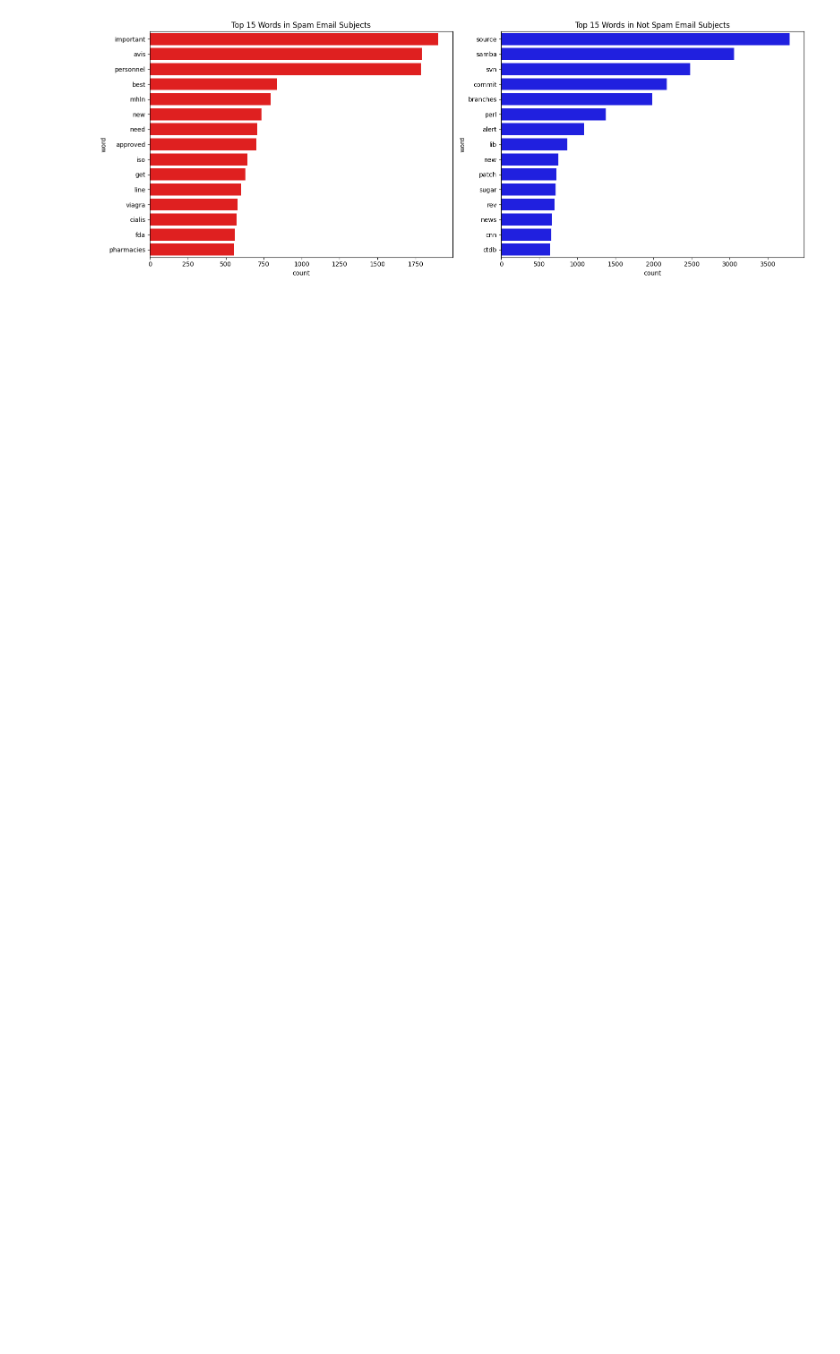
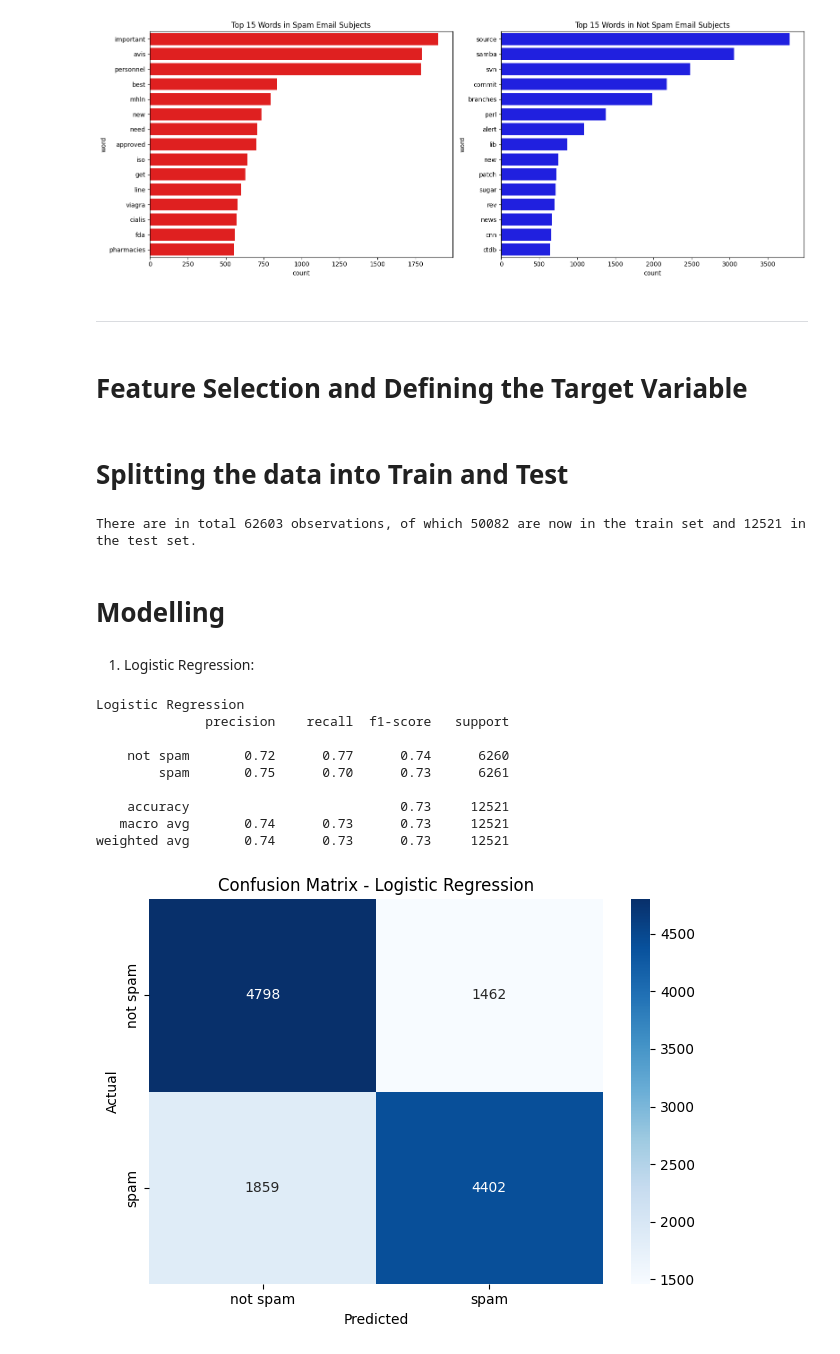
Before and after one commit to KaloyanRakov/Spam-Email-Classifier, a Jupyter notebook: Notebooks/SpamShield.ipynb, the cells around one changed output. Cells and saved outputs as stored; diff of their text form; code cells hidden in the pictures; blank space fills up the shorter version.

Commit message:
Basic Modeling Done

```diff
--- a/Notebooks/SpamShield.ipynb
+++ b/Notebooks/SpamShield.ipynb
@@ -499,3 +495,67 @@ plt.tight_layout()
 plt.show()
 # %% [output]
 [figure]
+# %% [markdown]
+-----------------------------------------------
+# %% [markdown]
+# Feature Selection and Defining the Target Variable
+# %%
+from sklearn.model_selection import train_test_split
+from sklearn.preprocessing import LabelEncoder
+
+# Define features to use for training
+feature_cols = ['subject_length', 'message_length', 'num_words', 'num_sentences',
+                'num_links', 'num_exclam', 'num_quest']
+
+X = balanced_df[feature_cols]
+y = balanced_df['label']
+
+# Convert labels to 0 and 1
+label_encoder = LabelEncoder()
+y_encoded = label_encoder.fit_transform(y)  # 'not spam' → 0, 'spam' → 1
+# %% [markdown]
+# Splitting the data into Train and Test
+# %%
+X_train, X_test, y_train, y_test = train_test_split(
+X, y_encoded, test_size=0.2, random_state=42, stratify=y_encoded)
+print("There are in total", len(y), "observations, of which", len(X_train), "are now in the train set and", len(X_test), "in the test set.")
+# %% [output]
+There are in total 62603 observations, of which 50082 are now in the train set and 12521 in the test set.
+# %% [markdown]
+# Modelling
+# %% [markdown]
+1. Logistic Regression:
+# %%
+from sklearn.linear_model import LogisticRegression
+from sklearn.metrics import classification_report, confusion_matrix
+import seaborn as sns
+import matplotlib.pyplot as plt
+
+log_reg = LogisticRegression(max_iter=1000)
+log_reg.fit(X_train, y_train)
+y_pred_lr = log_reg.predict(X_test)
+
+print("Logistic Regression")
+print(classification_report(y_test, y_pred_lr, target_names=label_encoder.classes_))
+
+cm = confusion_matrix(y_test, y_pred_lr)
+labels = ['not spam', 'spam']
+
+sns.heatmap(cm, annot=True, fmt='d', cmap='Blues',
+            xticklabels=labels, yticklabels=labels)
+plt.xlabel('Predicted')
+plt.ylabel('Actual')
+plt.title('Confusion Matrix - Logistic Regression')
+plt.tight_layout()
+plt.show()
+# %% [output]
+Logistic Regression
+              precision    recall  f1-score   support
+
+    not spam       0.72      0.77      0.74      6260
+        spam       0.75      0.70      0.73      6261
+
+    accuracy                           0.73     12521
+   macro avg       0.74      0.73      0.73     12521
+weighted avg       0.74      0.73      0.73     12521
+[figure, added]
```
Also changed, not shown: parts of 16 cells of this notebook, 1 other file.
